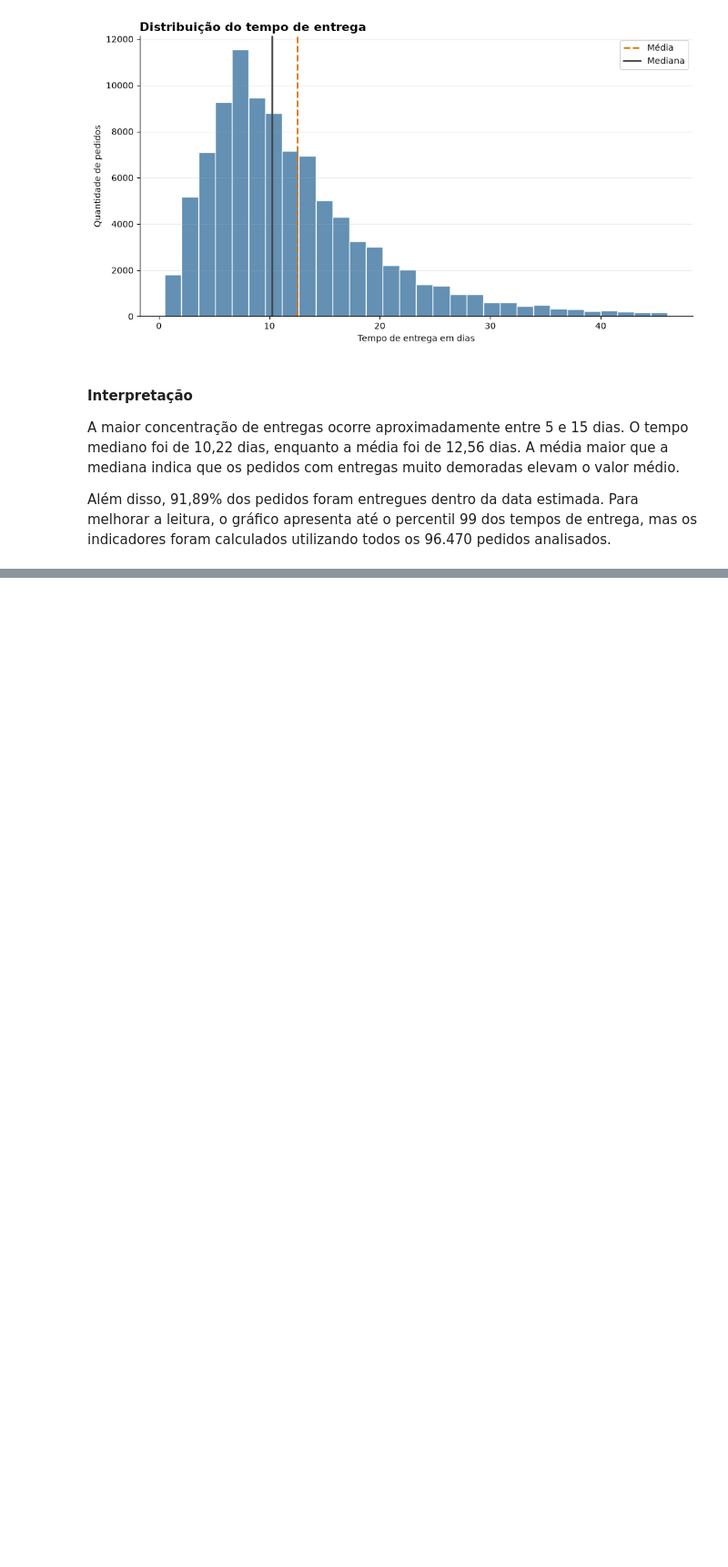
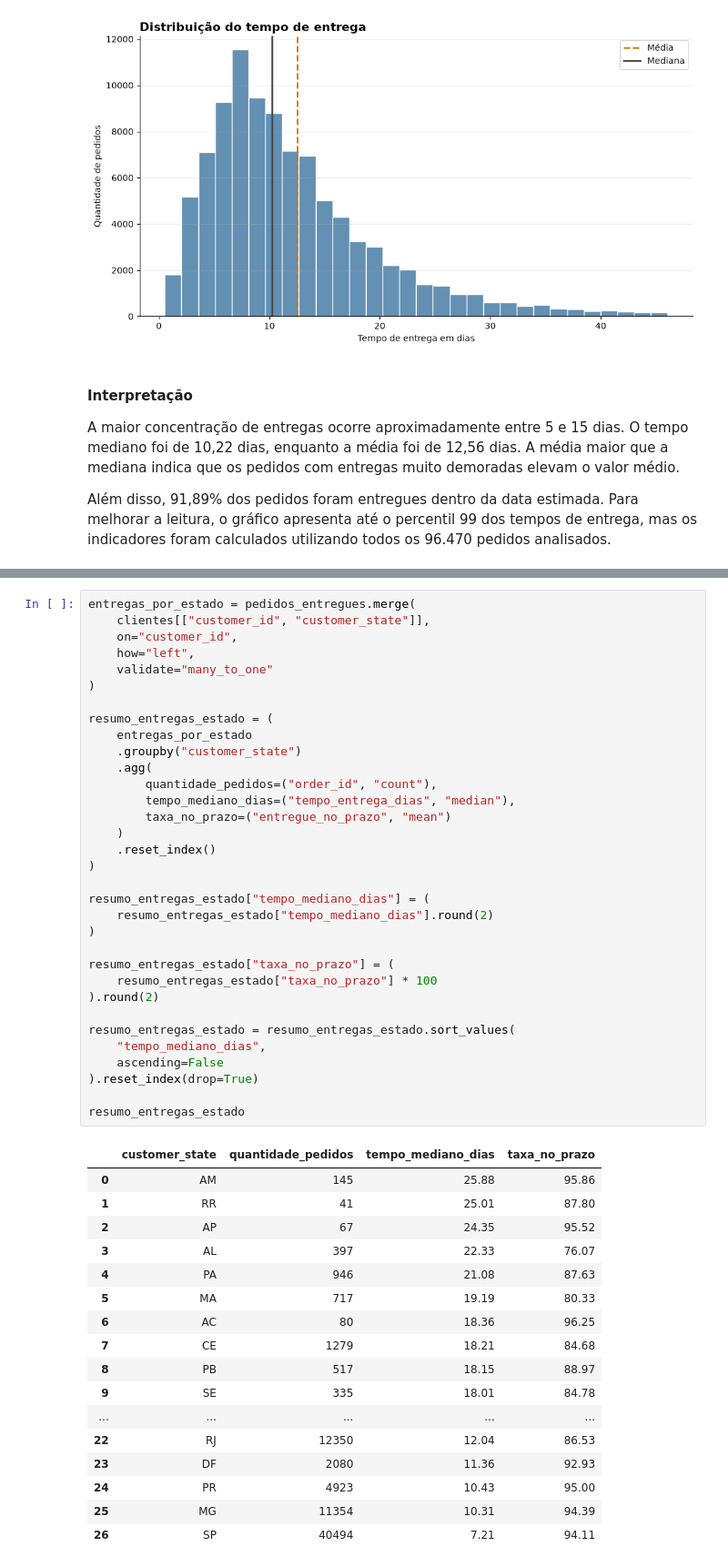
Before and after one commit to AliceGuerreiro/analise-vendas-ecommerce, a Jupyter notebook: notebooks/01_exploracao_inicial.ipynb, the cells around one changed output, grey strips where cells are left out. Shown at 91% size. Cells and saved outputs as stored; diff of their text form; blank space fills up the shorter version.

```diff
--- a/notebooks/01_exploracao_inicial.ipynb
+++ b/notebooks/01_exploracao_inicial.ipynb
@@ -618,0 +623,51 @@ Além disso, 91,89% dos pedidos foram entregues dentro da data estimada. Para me
+# %%
+entregas_por_estado = pedidos_entregues.merge(
+    clientes[["customer_id", "customer_state"]],
+    on="customer_id",
+    how="left",
+    validate="many_to_one"
+)
+
+resumo_entregas_estado = (
+    entregas_por_estado
+    .groupby("customer_state")
+    .agg(
+        quantidade_pedidos=("order_id", "count"),
+        tempo_mediano_dias=("tempo_entrega_dias", "median"),
+        taxa_no_prazo=("entregue_no_prazo", "mean")
+    )
+    .reset_index()
+)
+
+resumo_entregas_estado["tempo_mediano_dias"] = (
+    resumo_entregas_estado["tempo_mediano_dias"].round(2)
+)
+
+resumo_entregas_estado["taxa_no_prazo"] = (
+    resumo_entregas_estado["taxa_no_prazo"] * 100
+).round(2)
+
+resumo_entregas_estado = resumo_entregas_estado.sort_values(
+    "tempo_mediano_dias",
+    ascending=False
+).reset_index(drop=True)
+
+resumo_entregas_estado
+# %% [output]
+|  | customer_state | quantidade_pedidos | tempo_mediano_dias | taxa_no_prazo |
+| 0 | AM | 145 | 25.88 | 95.86 |
+| 1 | RR | 41 | 25.01 | 87.80 |
+| 2 | AP | 67 | 24.35 | 95.52 |
+| 3 | AL | 397 | 22.33 | 76.07 |
+| 4 | PA | 946 | 21.08 | 87.63 |
+| 5 | MA | 717 | 19.19 | 80.33 |
+| 6 | AC | 80 | 18.36 | 96.25 |
+| 7 | CE | 1279 | 18.21 | 84.68 |
+| 8 | PB | 517 | 18.15 | 88.97 |
+| 9 | SE | 335 | 18.01 | 84.78 |
+| ... | ... | ... | ... | ... |
+| 22 | RJ | 12350 | 12.04 | 86.53 |
+| 23 | DF | 2080 | 11.36 | 92.93 |
+| 24 | PR | 4923 | 10.43 | 95.00 |
+| 25 | MG | 11354 | 10.31 | 94.39 |
+| 26 | SP | 40494 | 7.21 | 94.11 |
```
Also changed, not shown: parts of 3 cells of this notebook.
